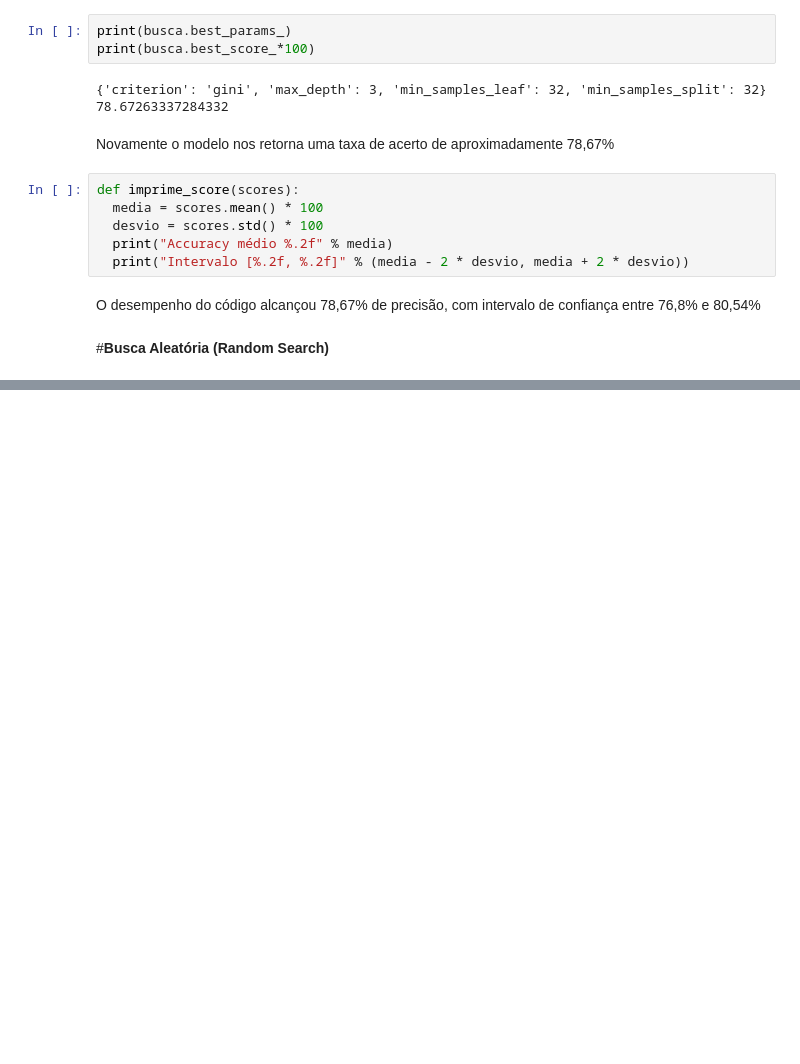
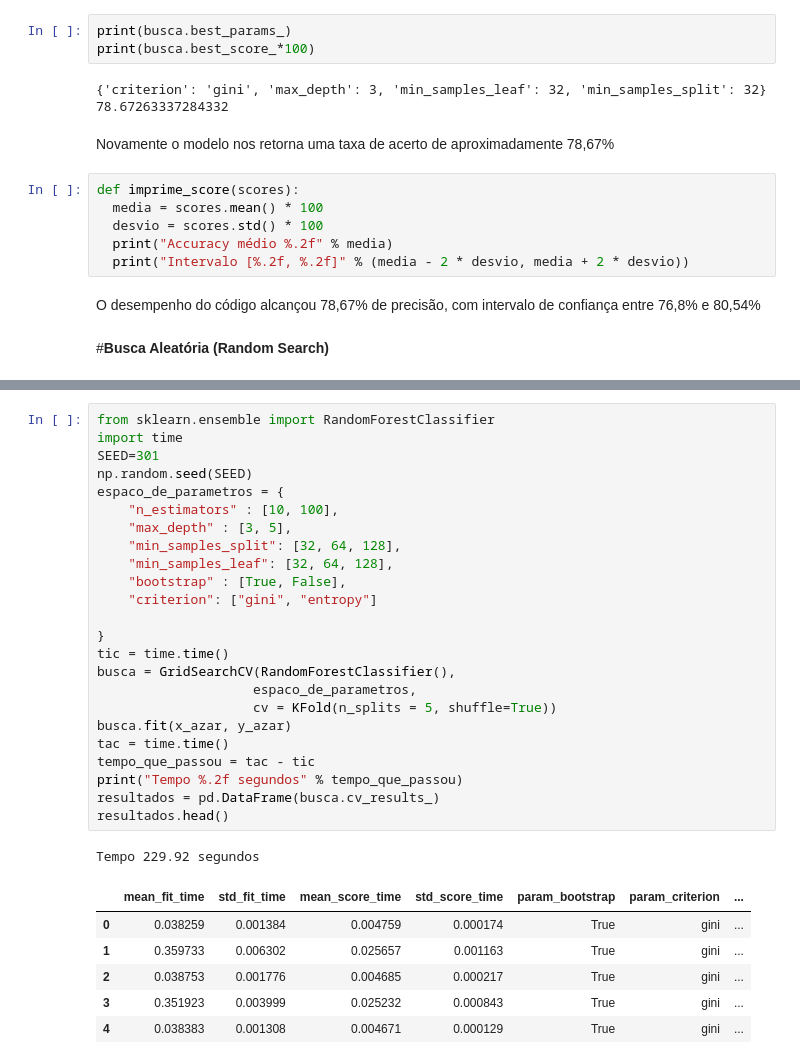
Before and after one commit to lucashamon1/Ciencia-de-Dados, a Jupyter notebook: Introduçao_a_machine_learning_modelo_4.ipynb, the cells around one changed output, grey strips where cells are left out. Drawn from its saved outputs; the diff is of its cells as text; blank space fills up the shorter version.

```diff
--- a/Introduçao_a_machine_learning_modelo_4.ipynb
+++ b/Introduçao_a_machine_learning_modelo_4.ipynb
@@ -782,0 +866,32 @@ Intervalo [76.70, 80.68]
+# %%
+from sklearn.ensemble import RandomForestClassifier
+import time
+SEED=301
+np.random.seed(SEED)
+espaco_de_parametros = {
+    "n_estimators" : [10, 100],
+    "max_depth" : [3, 5],
+    "min_samples_split": [32, 64, 128],
+    "min_samples_leaf": [32, 64, 128],
+    "bootstrap" : [True, False],
+    "criterion": ["gini", "entropy"]
+
+}
+tic = time.time()
+busca = GridSearchCV(RandomForestClassifier(),
+                    espaco_de_parametros,
+                    cv = KFold(n_splits = 5, shuffle=True))
+busca.fit(x_azar, y_azar)
+tac = time.time()
+tempo_que_passou = tac - tic
+print("Tempo %.2f segundos" % tempo_que_passou)
+resultados = pd.DataFrame(busca.cv_results_)
+resultados.head()
+# %% [output]
+Tempo 229.92 segundos
+|  | mean_fit_time | std_fit_time | mean_score_time | std_score_time | param_bootstrap | param_criterion | ... |
+| 0 | 0.038259 | 0.001384 | 0.004759 | 0.000174 | True | gini | ... |
+| 1 | 0.359733 | 0.006302 | 0.025657 | 0.001163 | True | gini | ... |
+| 2 | 0.038753 | 0.001776 | 0.004685 | 0.000217 | True | gini | ... |
+| 3 | 0.351923 | 0.003999 | 0.025232 | 0.000843 | True | gini | ... |
+| 4 | 0.038383 | 0.001308 | 0.004671 | 0.000129 | True | gini | ... |
```
Also changed, not shown: parts of 15 cells of this notebook.
